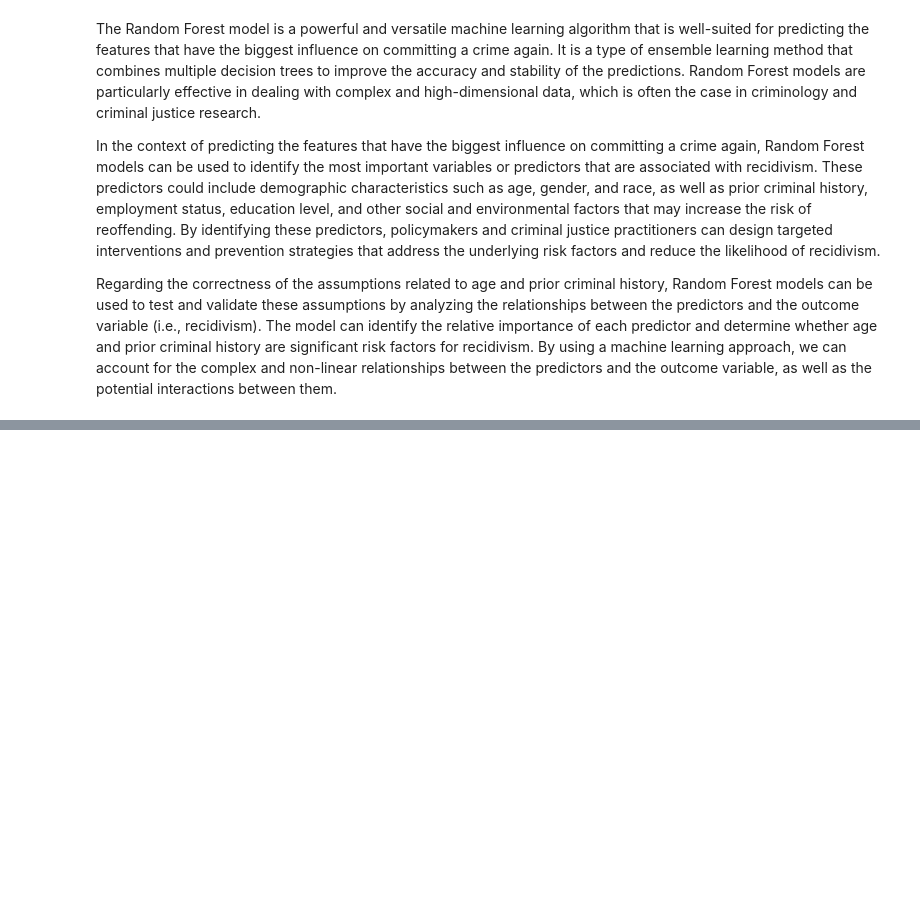
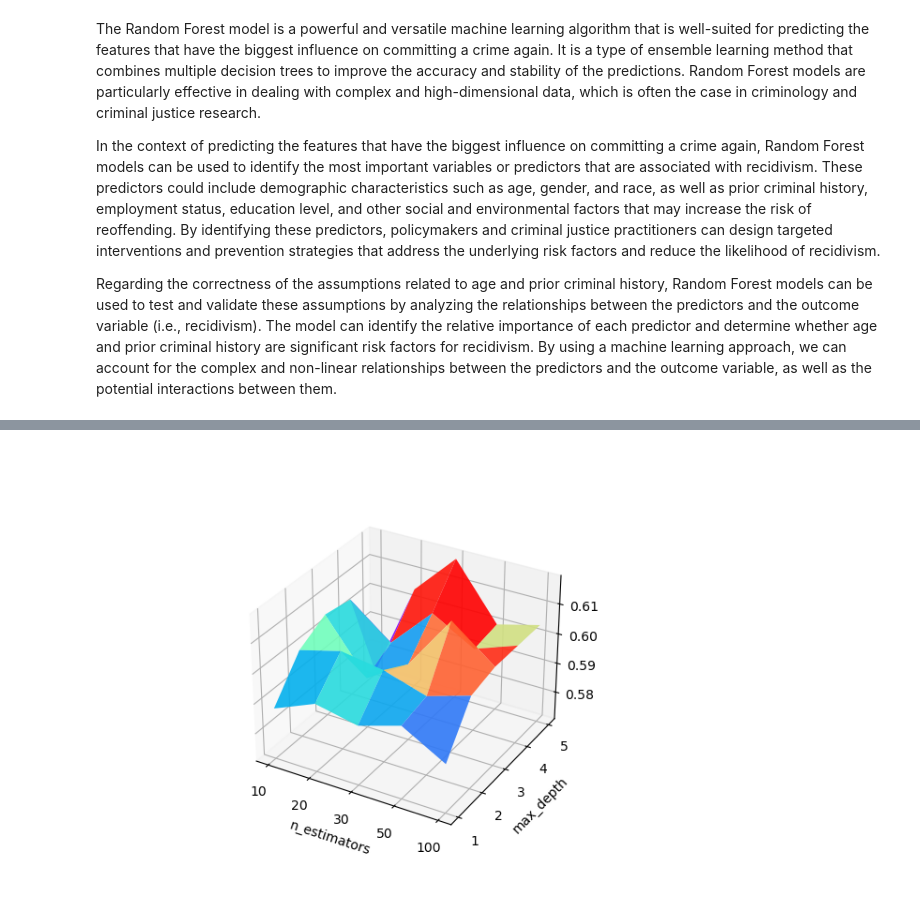
Before and after one commit to UCB-stat-159-s23/project-Group17, a Jupyter notebook: main.ipynb, the cells around one changed output, grey strips where cells are left out. Saved outputs shown, nothing was run; the diff lists cells and outputs as text; code cells hidden in the pictures; blank space fills up the shorter version.

```diff
--- a/main.ipynb
+++ b/main.ipynb
@@ -50,0 +78,4 @@ Regarding the correctness of the assumptions related to age and prior criminal h
+# %%
+Image("figures/figure4.png", width=600)
+# %% [output]
+[figure, added]
```
Also changed, not shown: parts of 21 cells of this notebook, 9 other files.
